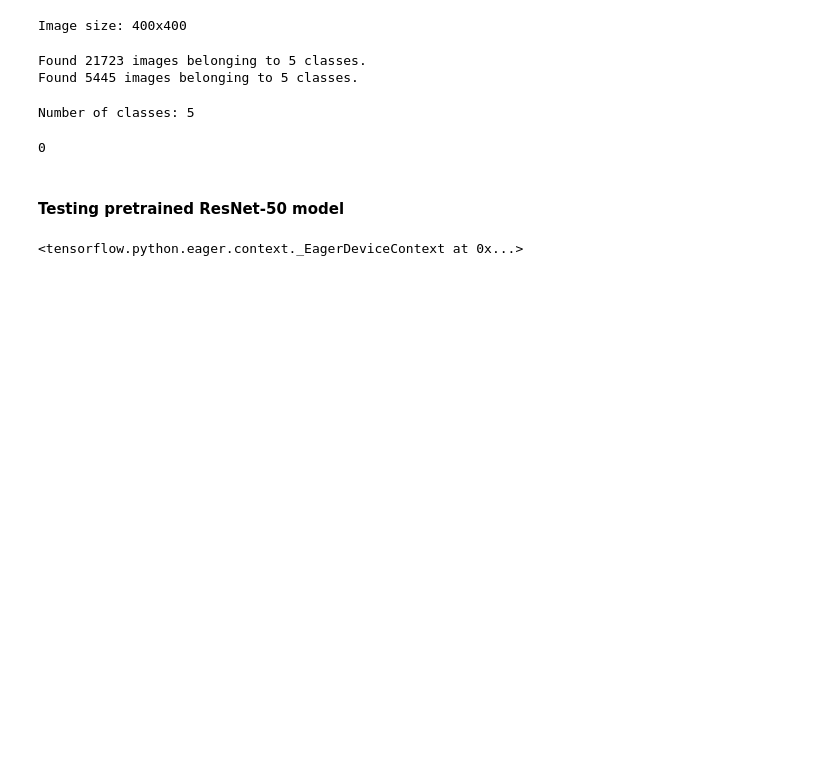
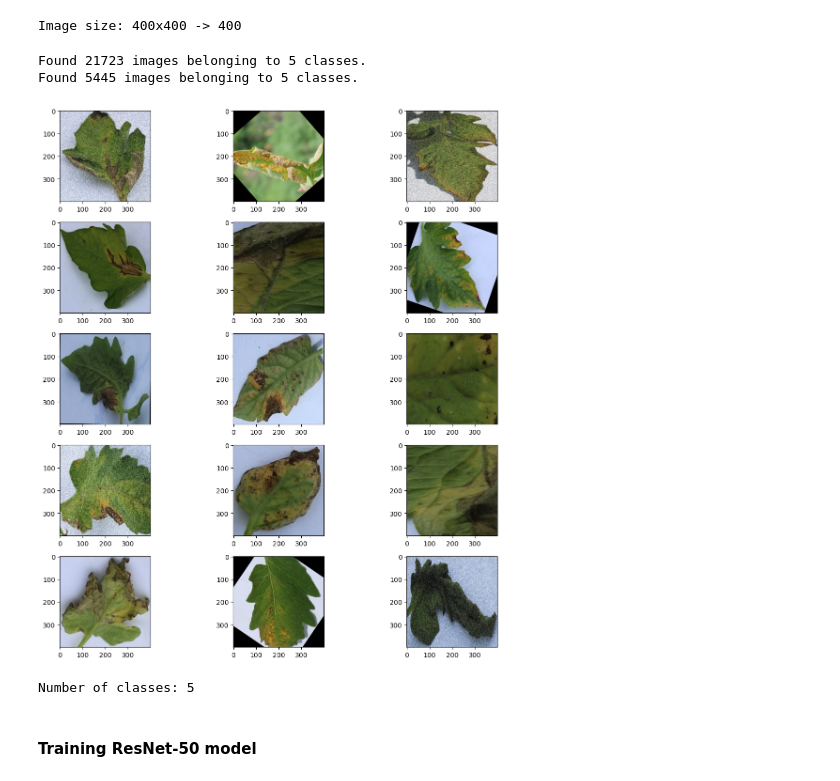
Before and after one commit to setsaa/CropSpot, a Jupyter notebook: model_v0.ipynb, the cells around one changed output. Cells and saved outputs as stored; diff of their text form; code cells hidden in the pictures; blank space fills up the shorter version.

Commit message:
Retrained model

```diff
--- a/model_v0.ipynb
+++ b/model_v0.ipynb
@@ -34,25 +31,43 @@ test_data_dir = "Dataset/Preprocessed/Tomato/test_set"
 # %%
-# Get the first image from the healthy directory
+""" Get the first image from the healthy directory """
 first_image_file = os.listdir(f"{train_data_dir}/healthy")[0]
 img = plt.imread(f"{train_data_dir}/healthy/{first_image_file}")
 
 img_height, img_width, _ = img.shape
 
-print(f"Image size: {img_height}x{img_width}")
+img_size = min(img_height, img_width)
+
+print(f"Image size: {img_height}x{img_width} -> {img_size}")
 # %% [output]
-Image size: 400x400
+Image size: 400x400 -> 400
 # %%
-# Set batch size
-img_width, img_height = 400, 400
-batch_size = 16
+""" Set batch size """
+batch_size = 32
 # %%
-# Data augmentation and preprocessing
-train_datagen = ImageDataGenerator(preprocessing_function=preprocess_input)
-test_datagen = ImageDataGenerator(preprocessing_function=preprocess_input)
+""" Data augmentation and preprocessing """
+train_datagen = ImageDataGenerator(rescale=1./255)
+test_datagen = ImageDataGenerator(rescale=1./255)
+# train_datagen = ImageDataGenerator(preprocessing_function=preprocess_input)
+# test_datagen = ImageDataGenerator(preprocessing_function=preprocess_input)
+# train_datagen = ImageDataGenerator(rescale=1./255, rotation_range=45, width_shift_range=0.2, height_shift_range=0.2, shear_range=0.2, zoom_range=0.2, horizontal_flip=True, vertical_flip=True)
+# test_datagen = ImageDataGenerator(rescale=1./255, rotation_range=45, width_shift_range=0.2, height_shift_range=0.2, shear_range=0.2, zoom_range=0.2, horizontal_flip=True, vertical_flip=True)
 
-train_generator = train_datagen.flow_from_directory(train_data_dir, target_size=(img_height, img_width), batch_size=batch_size, class_mode="categorical", shuffle=True, seed=42)
-test_generator = test_datagen.flow_from_directory(test_data_dir, target_size=(img_height, img_width), batch_size=batch_size, class_mode="categorical", shuffle=True, seed=42)
+train_generator = train_datagen.flow_from_directory(train_data_dir, target_size=(img_size, img_size), batch_size=batch_size, class_mode="categorical", shuffle=True, seed=42)
+test_generator = test_datagen.flow_from_directory(test_data_dir, target_size=(img_size, img_size), batch_size=batch_size, class_mode="categorical", shuffle=True, seed=42)
 # %% [output]
 Found 21723 images belonging to 5 classes.
 Found 5445 images belonging to 5 classes.
+# %%
+""" Display sample images """
+plt.figure(figsize=(12, 12))
+for i in range(0, 15):
+    plt.subplot(5, 3, i+1)
+    for X_batch, Y_batch in train_generator:
+        image = X_batch[0]
+        plt.imshow(image)
+        break
+plt.tight_layout()
+plt.show()
+# %% [output]
+[figure, added]
 # %%
@@ -66,6 +81,4 @@ Number of classes: 5
 epochs_number = 200
 # %%
-import os
-os.system("nvcc --version")
+# import os
+# os.system("nvcc --version")
-# %% [output]
-0
@@ -72,3 +91,3 @@ os.system("nvcc --version")
 # %% [markdown]
-#### Testing pretrained ResNet-50 model
+#### Training ResNet-50 model
 # %%
@@ -97,6 +115 @@ resnet_model.compile(optimizer=optimizer, loss="categorical_crossentropy", metri
-# %%
-device = tf.device("/device:GPU:1")
-device
-# %% [output]
-<tensorflow.python.eager.context._EagerDeviceContext at 0x...>
 # %%
```
Also changed, not shown: parts of 14 cells of this notebook, 2 other files.
